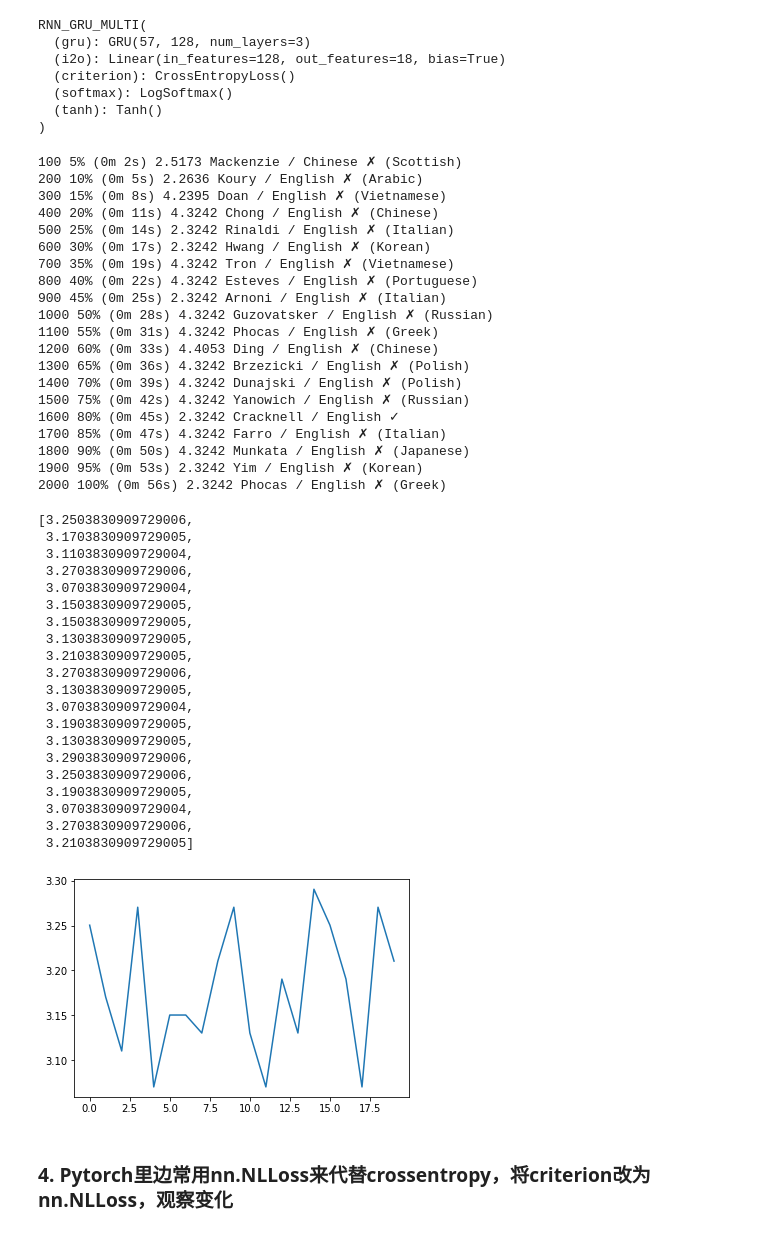
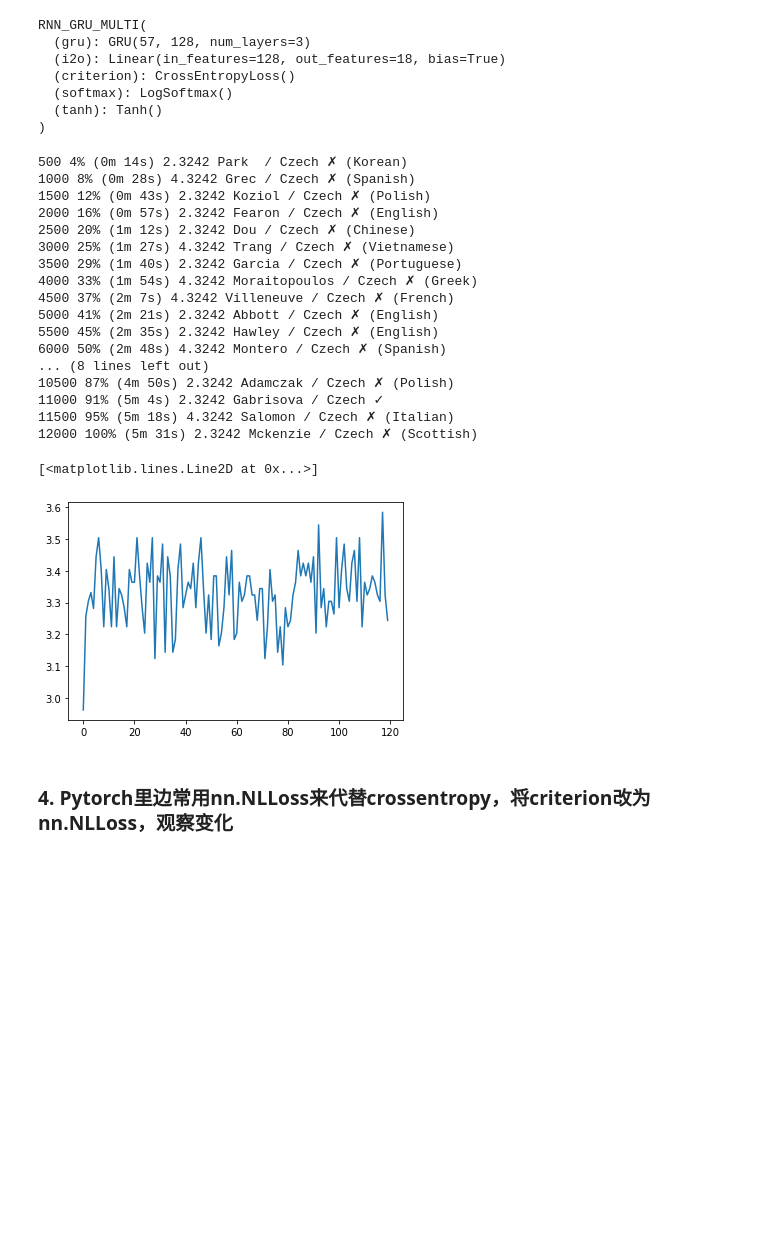
Before and after one commit to xiangjiejie/NLP-Assignment, a Jupyter notebook: lecture7/assignment-07-rnn-2.ipynb, the cells around one changed output. Cells and saved outputs as stored; diff of their text form; code cells hidden in the pictures; blank space fills up the shorter version.

```diff
--- a/lecture7/assignment-07-rnn-2.ipynb
+++ b/lecture7/assignment-07-rnn-2.ipynb
@@ -593,7 +594,7 @@ def lstm_train(category_tensor, line_tensor):
 import time
 import math
 
-n_iters = 2000 # 这个数字你可以调大一些
+n_iters = 10000 # 这个数字你可以调大一些
 print_every = 100
 plot_every = 100
 
@@ -717,8 +717,8 @@ def gru_train(category_tensor, line_tensor):
 import time
 import math
 
-n_iters = 2000 # 这个数字你可以调大一些
-print_every = 100
+n_iters = 20000 # 这个数字你可以调大一些
+print_every = 500
 plot_every = 100
 
 
@@ -843,8 +841,8 @@ def gru_train_multi(category_tensor, line_tensor,num_layer):
 import time
 import math
 
-n_iters = 2000 # 这个数字你可以调大一些
-print_every = 100
+n_iters = 12000 # 这个数字你可以调大一些
+print_every = 500
 plot_every = 100
 num_layer=3
 
@@ -877,51 +875,28 @@ for iter in range(1, n_iters + 1):
         all_losses4.append(current_loss4 / plot_every)
         current_loss4 = 0
 # %% [output]
-100 5% (0m 2s) 2.5173 Mackenzie / Chinese ✗ (Scottish)
-200 10% (0m 5s) 2.2636 Koury / English ✗ (Arabic)
-300 15% (0m 8s) 4.2395 Doan / English ✗ (Vietnamese)
-400 20% (0m 11s) 4.3242 Chong / English ✗ (Chinese)
-500 25% (0m 14s) 2.3242 Rinaldi / English ✗ (Italian)
-600 30% (0m 17s) 2.3242 Hwang / English ✗ (Korean)
-700 35% (0m 19s) 4.3242 Tron / English ✗ (Vietnamese)
-800 40% (0m 22s) 4.3242 Esteves / English ✗ (Portuguese)
-900 45% (0m 25s) 2.3242 Arnoni / English ✗ (Italian)
-1000 50% (0m 28s) 4.3242 Guzovatsker / English ✗ (Russian)
-1100 55% (0m 31s) 4.3242 Phocas / English ✗ (Greek)
-1200 60% (0m 33s) 4.4053 Ding / English ✗ (Chinese)
-1300 65% (0m 36s) 4.3242 Brzezicki / English ✗ (Polish)
-1400 70% (0m 39s) 4.3242 Dunajski / English ✗ (Polish)
-1500 75% (0m 42s) 4.3242 Yanowich / English ✗ (Russian)
-1600 80% (0m 45s) 2.3242 Cracknell / English ✓
-1700 85% (0m 47s) 4.3242 Farro / English ✗ (Italian)
-1800 90% (0m 50s) 4.3242 Munkata / English ✗ (Japanese)
-1900 95% (0m 53s) 2.3242 Yim / English ✗ (Korean)
-2000 100% (0m 56s) 2.3242 Phocas / English ✗ (Greek)
+500 4% (0m 14s) 2.3242 Park  / Czech ✗ (Korean)
+1000 8% (0m 28s) 4.3242 Grec / Czech ✗ (Spanish)
+1500 12% (0m 43s) 2.3242 Koziol / Czech ✗ (Polish)
+2000 16% (0m 57s) 2.3242 Fearon / Czech ✗ (English)
+2500 20% (1m 12s) 2.3242 Dou / Czech ✗ (Chinese)
+3000 25% (1m 27s) 4.3242 Trang / Czech ✗ (Vietnamese)
+3500 29% (1m 40s) 2.3242 Garcia / Czech ✗ (Portuguese)
+4000 33% (1m 54s) 4.3242 Moraitopoulos / Czech ✗ (Greek)
+4500 37% (2m 7s) 4.3242 Villeneuve / Czech ✗ (French)
+5000 41% (2m 21s) 2.3242 Abbott / Czech ✗ (English)
+5500 45% (2m 35s) 2.3242 Hawley / Czech ✗ (English)
+6000 50% (2m 48s) 4.3242 Montero / Czech ✗ (Spanish)
+... (8 lines left out)
+10500 87% (4m 50s) 2.3242 Adamczak / Czech ✗ (Polish)
+11000 91% (5m 4s) 2.3242 Gabrisova / Czech ✓
+11500 95% (5m 18s) 4.3242 Salomon / Czech ✗ (Italian)
+12000 100% (5m 31s) 2.3242 Mckenzie / Czech ✗ (Scottish)
 # %%
 plt.plot(all_losses4)
-all_losses4
 # %% [output]
-[3.2503830909729006,
- 3.1703830909729005,
- 3.1103830909729004,
- 3.2703830909729006,
- 3.0703830909729004,
- 3.1503830909729005,
- 3.1503830909729005,
- 3.1303830909729005,
- 3.2103830909729005,
- 3.2703830909729006,
- 3.1303830909729005,
- 3.0703830909729004,
- 3.1903830909729005,
- 3.1303830909729005,
- 3.2903830909729006,
- 3.2503830909729006,
- 3.1903830909729005,
- 3.0703830909729004,
- 3.2703830909729006,
- 3.2103830909729005]
+[<matplotlib.lines.Line2D at 0x...>]
-[figure, old version]
+[figure, new version]
 # %% [markdown]
 ### 4. Pytorch里边常用nn.NLLoss来代替crossentropy，将criterion改为nn.NLLoss，观察变化
 # %%
```
Also changed, not shown: parts of 13 cells of this notebook, 1 other file.
